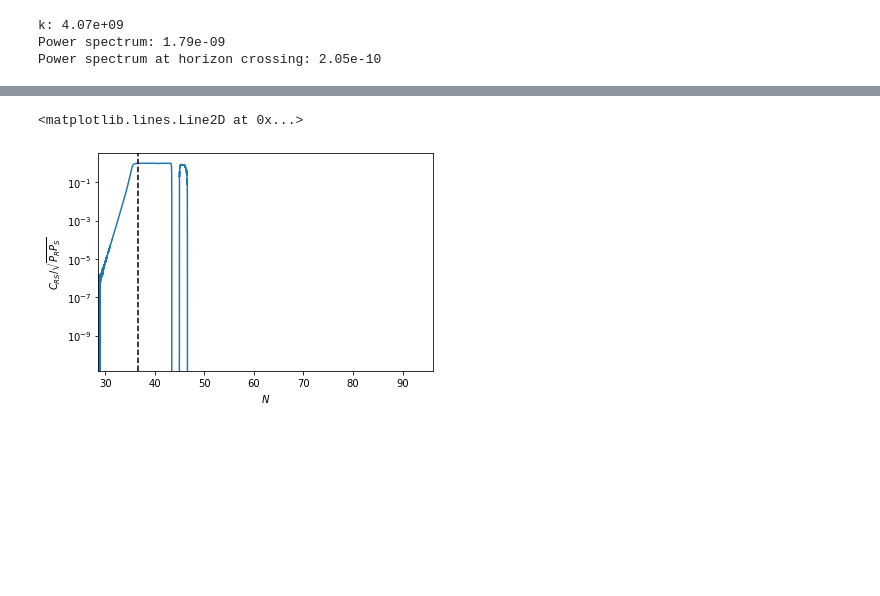
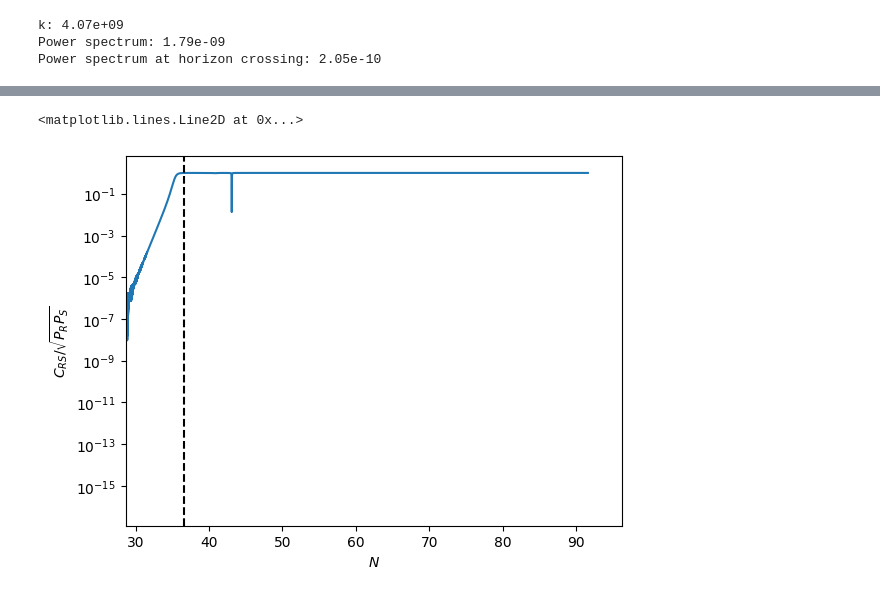
Before and after one commit to gsalinasphys/MyTransport, a Jupyter notebook: Examples/Angular/Angular.ipynb, the cells around one changed output, grey strips where cells are left out. Saved outputs shown, nothing was run; the diff lists cells and outputs as text; code cells hidden in the pictures; blank space fills up the shorter version.

```diff
--- a/Examples/Angular/Angular.ipynb
+++ b/Examples/Angular/Angular.ipynb
@@ -39,8 +39,8 @@ phidot0 = np.zeros(2) # set initial conditions to be in slow roll
 initial = np.concatenate((fields, phidot0)) # Sets an array containing field values and there derivative in cosmic time
 # %%
 Nstart, Nend = 0., 100
-Nrange = np.linspace(Nstart, Nend, 100_000_000)
+Nrange = np.linspace(Nstart, Nend, 100_000)
 
-tols = np.array([10**-30, 10**-30])
+tols = np.array([10**-6, 10**-6])
 back = PyT.backEvolve(Nrange, initial, pval, tols, True)
 # %% [output]
@@ -224,13 +229,13 @@ plt.axvline(NExit, c='k', linestyle='--')
 # %%
-plt.plot(Ns, CRS / np.sqrt(PR * PS))
+plt.plot(Ns, abs(CRS) / np.sqrt(PR * PS))
 plt.yscale('log')
 plt.xlim(left=Ns[shift])
 plt.xlabel(r"$N$")
 plt.ylabel(r"$C_{RS}/\sqrt{P_R P_S}$")
 plt.axvline(NExit, c='k', linestyle='--')
 # %% [output]
 <matplotlib.lines.Line2D at 0x...>
-[figure, old version]
+[figure, new version]
 # %%
 plt.plot(Ns, PS)
 plt.yscale('log')
```
Also changed, not shown: parts of 33 cells of this notebook, 9 other files.
